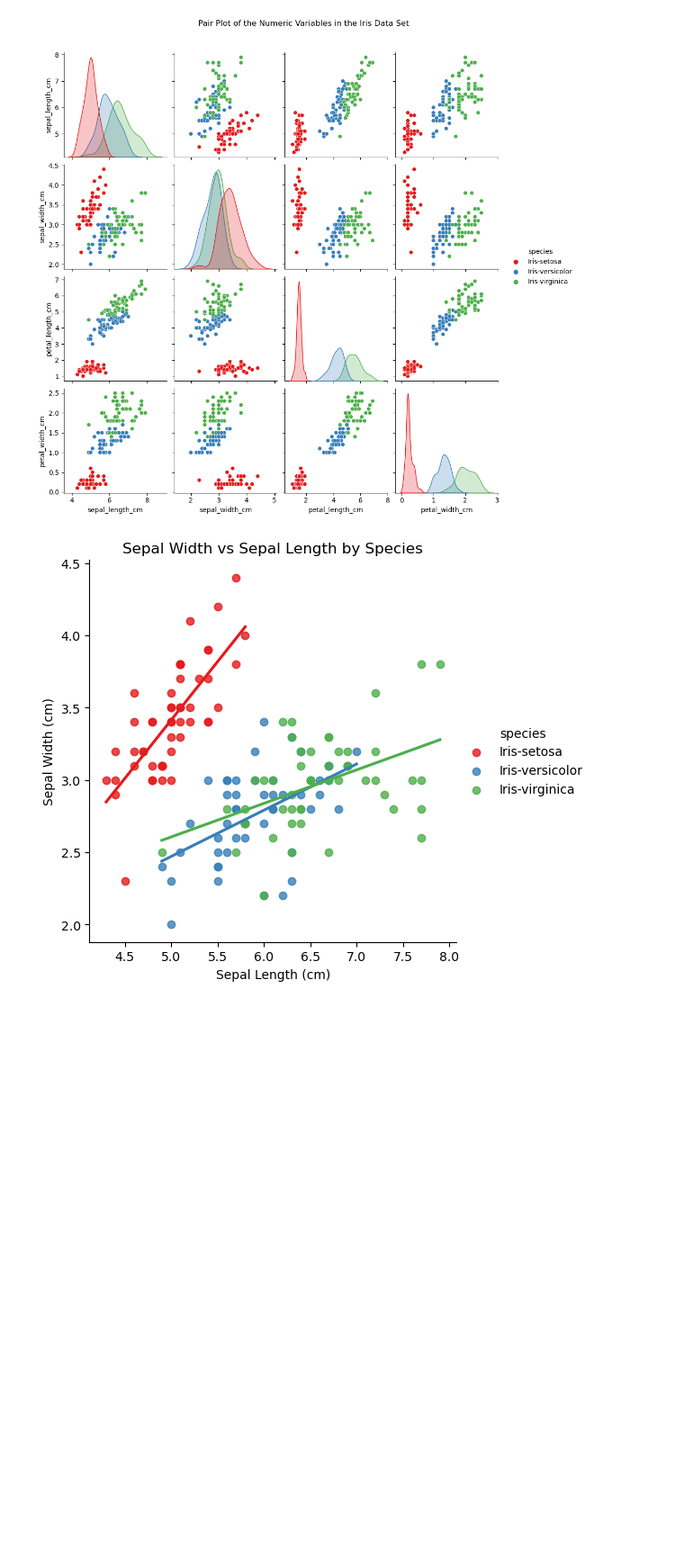
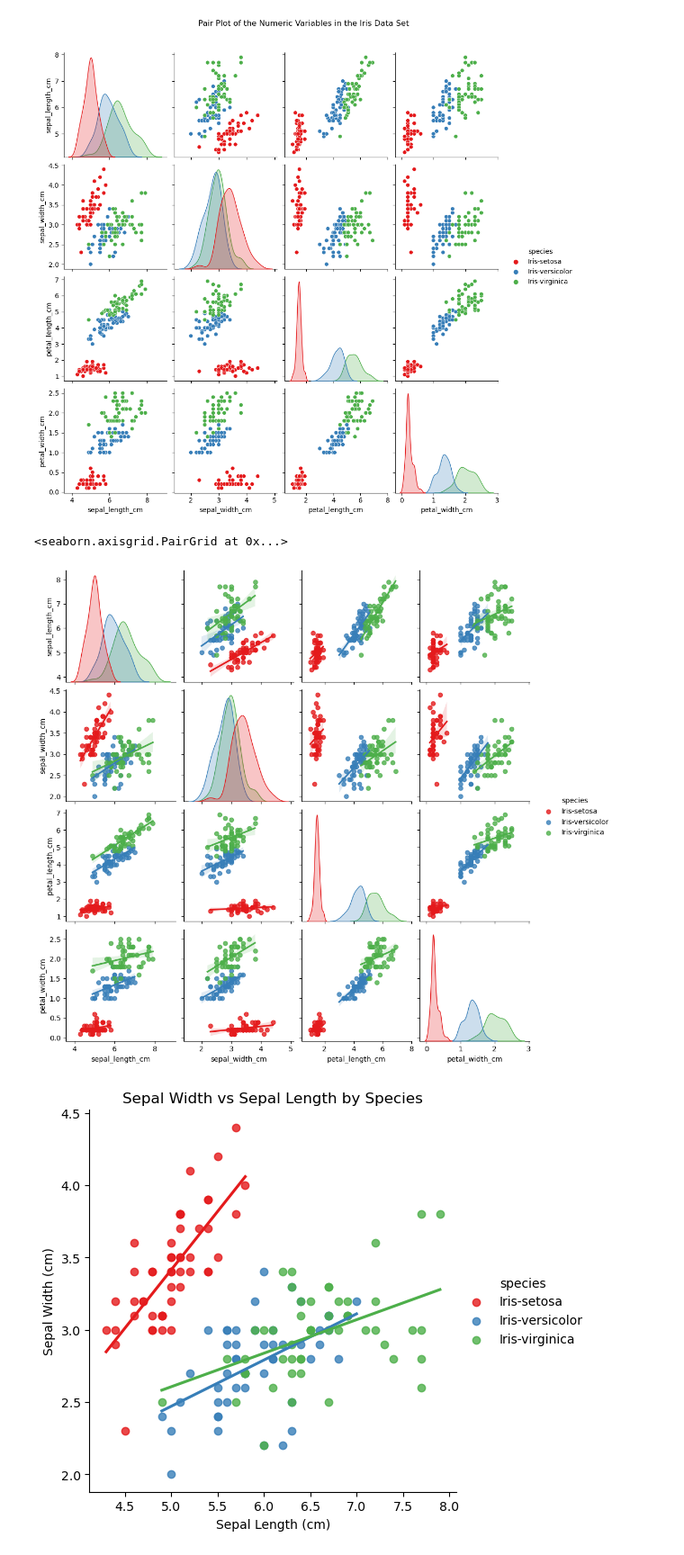
Before and after one commit to IreneKilgannon/pands-project, a Jupyter notebook: analysis.ipynb, the cells around one changed output. Shown at 90% size. Cells and saved outputs as stored; diff of their text form; code cells hidden in the pictures; blank space fills up the shorter version.

Commit message:
comments to correlation section, creating linear regression plots

```diff
--- a/analysis.ipynb
+++ b/analysis.ipynb
@@ -313,6 +313,11 @@ plt.suptitle('Pair Plot of the Numeric Variables in the Iris Data Set', y = 1.05
 plt.show()
 # %% [output]
 [figure]
+# %%
+sns.pairplot(iris, hue = 'species', kind = 'reg')
+# %% [output]
+<seaborn.axisgrid.PairGrid at 0x...>
+[figure, added]
 # %%
 # regression lines
 
```
Also changed, not shown: parts of 6 cells of this notebook, 4 other files.
